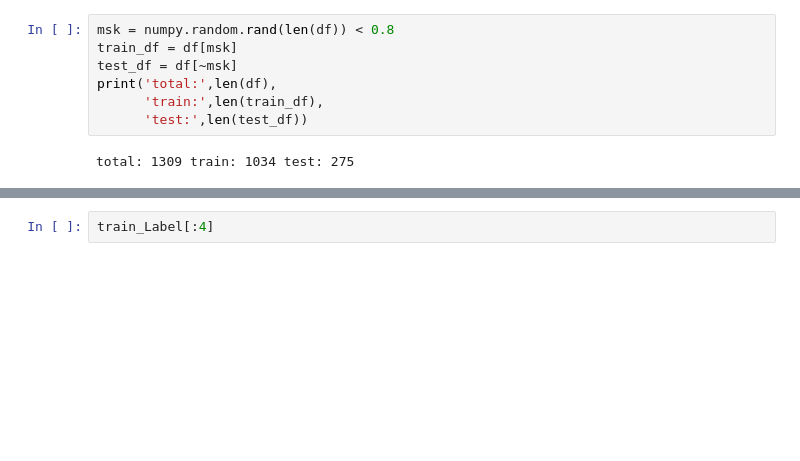
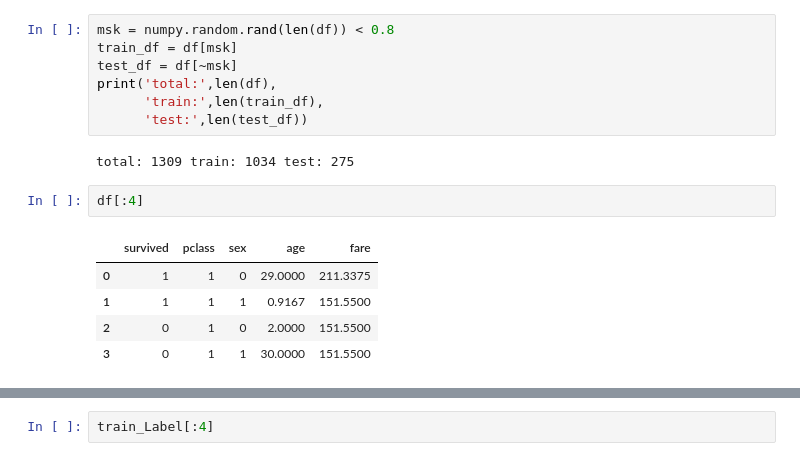
Before and after one commit to asd221022/keras, a Jupyter notebook: titanic3 ML /Keras_Taianic_ANN.ipynb, the cells around one changed output, grey strips where cells are left out. Saved outputs shown, nothing was run; the diff lists cells and outputs as text; blank space fills up the shorter version.

```diff
--- a/titanic3 ML /Keras_Taianic_ANN.ipynb
+++ b/titanic3 ML /Keras_Taianic_ANN.ipynb
@@ -25,6 +25,14 @@ print('total:',len(df),
       'test:',len(test_df))
 # %% [output]
 total: 1309 train: 1034 test: 275
+# %%
+df[:4]
+# %% [output]
+|  | survived | pclass | sex | age | fare |
+| 0 | 1 | 1 | 0 | 29.0000 | 211.3375 |
+| 1 | 1 | 1 | 1 | 0.9167 | 151.5500 |
+| 2 | 0 | 1 | 0 | 2.0000 | 151.5500 |
+| 3 | 0 | 1 | 1 | 30.0000 | 151.5500 |
 # %%
 trainray= train_df.values
 train_Features = trainray[:,1:]
```
Also changed, not shown: parts of 3 cells of this notebook, 9 other files.
